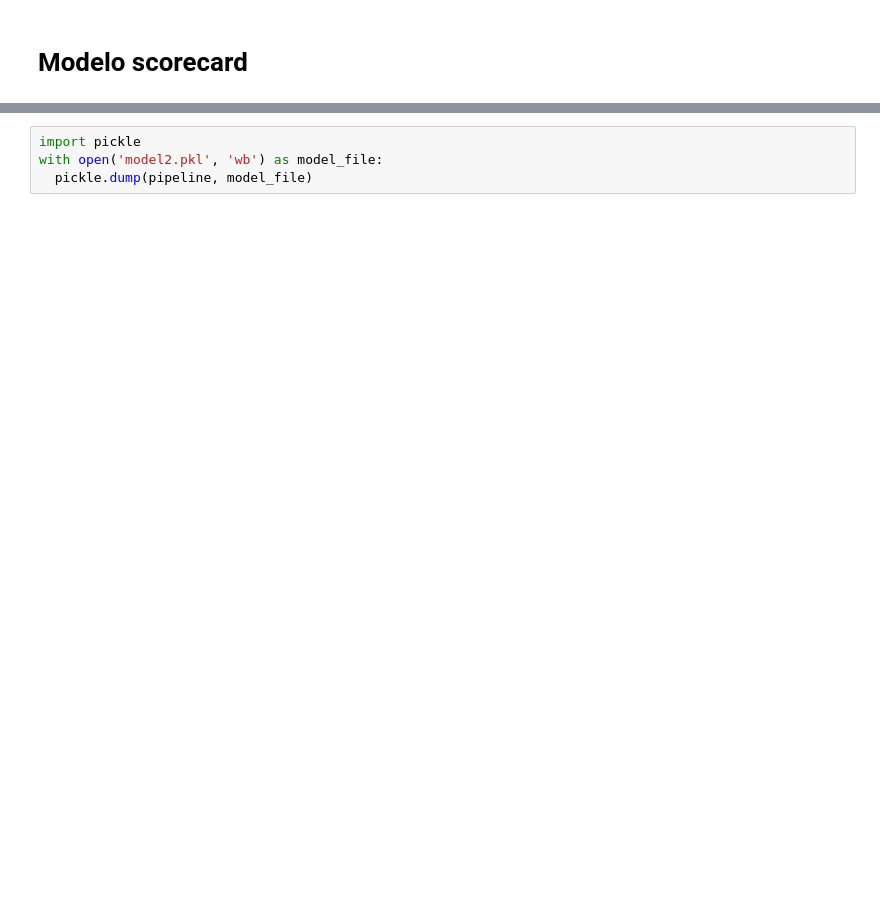
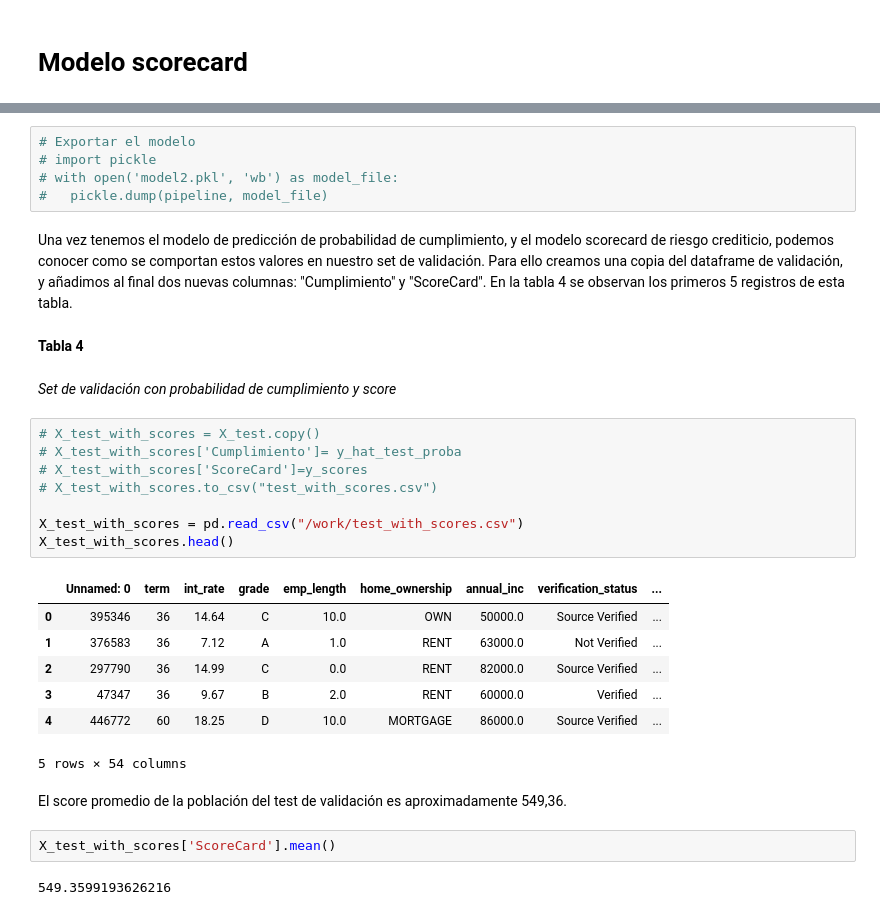
Before and after one commit to wgarciab/trabajos-tae-2022-2, a Jupyter notebook: Trabajo_2/TAE Trabajo 2.ipynb, the cells around one changed output, grey strips where cells are left out. Drawn from its saved outputs; the diff is of its cells as text; blank space fills up the shorter version.

```diff
--- a/Trabajo_2/TAE Trabajo 2.ipynb
+++ b/Trabajo_2/TAE Trabajo 2.ipynb
@@ -605,4 +683,33 @@ y_scores = X_test_woe_transformed.dot(scorecard_scores)
 # %%
-import pickle
-with open('model2.pkl', 'wb') as model_file:
-  pickle.dump(pipeline, model_file)
+# Exportar el modelo
+# import pickle
+# with open('model2.pkl', 'wb') as model_file:
+#   pickle.dump(pipeline, model_file)
+# %% [markdown]
+Una vez tenemos el modelo de predicción de probabilidad de cumplimiento, y el modelo scorecard de riesgo crediticio, podemos conocer como se comportan estos valores en nuestro set de validación. Para ello creamos una copia del dataframe de validación, y añadimos al final dos nuevas columnas: "Cumplimiento" y "ScoreCard". En la tabla 4 se observan los primeros 5 registros de esta tabla.
+# %% [markdown]
+**Tabla 4**
+# %% [markdown]
+_Set de validación con probabilidad de cumplimiento y score_
+# %%
+# X_test_with_scores = X_test.copy()
+# X_test_with_scores['Cumplimiento']= y_hat_test_proba
+# X_test_with_scores['ScoreCard']=y_scores
+# X_test_with_scores.to_csv("test_with_scores.csv")
+
+X_test_with_scores = pd.read_csv("/work/test_with_scores.csv")
+X_test_with_scores.head()
+# %% [output]
+|  | Unnamed: 0 | term | int_rate | grade | emp_length | home_ownership | annual_inc | verification_status | ... |
+| 0 | 395346 | 36 | 14.64 | C | 10.0 | OWN | 50000.0 | Source Verified | ... |
+| 1 | 376583 | 36 | 7.12 | A | 1.0 | RENT | 63000.0 | Not Verified | ... |
+| 2 | 297790 | 36 | 14.99 | C | 0.0 | RENT | 82000.0 | Source Verified | ... |
+| 3 | 47347 | 36 | 9.67 | B | 2.0 | RENT | 60000.0 | Verified | ... |
+| 4 | 446772 | 60 | 18.25 | D | 10.0 | MORTGAGE | 86000.0 | Source Verified | ... |
+5 rows × 54 columns
+# %% [markdown]
+El score promedio de la población del test de validación es aproximadamente 549,36.
+# %%
+X_test_with_scores['ScoreCard'].mean()
+# %% [output]
+549.3599193626216
```
Also changed, not shown: parts of 62 cells of this notebook.
